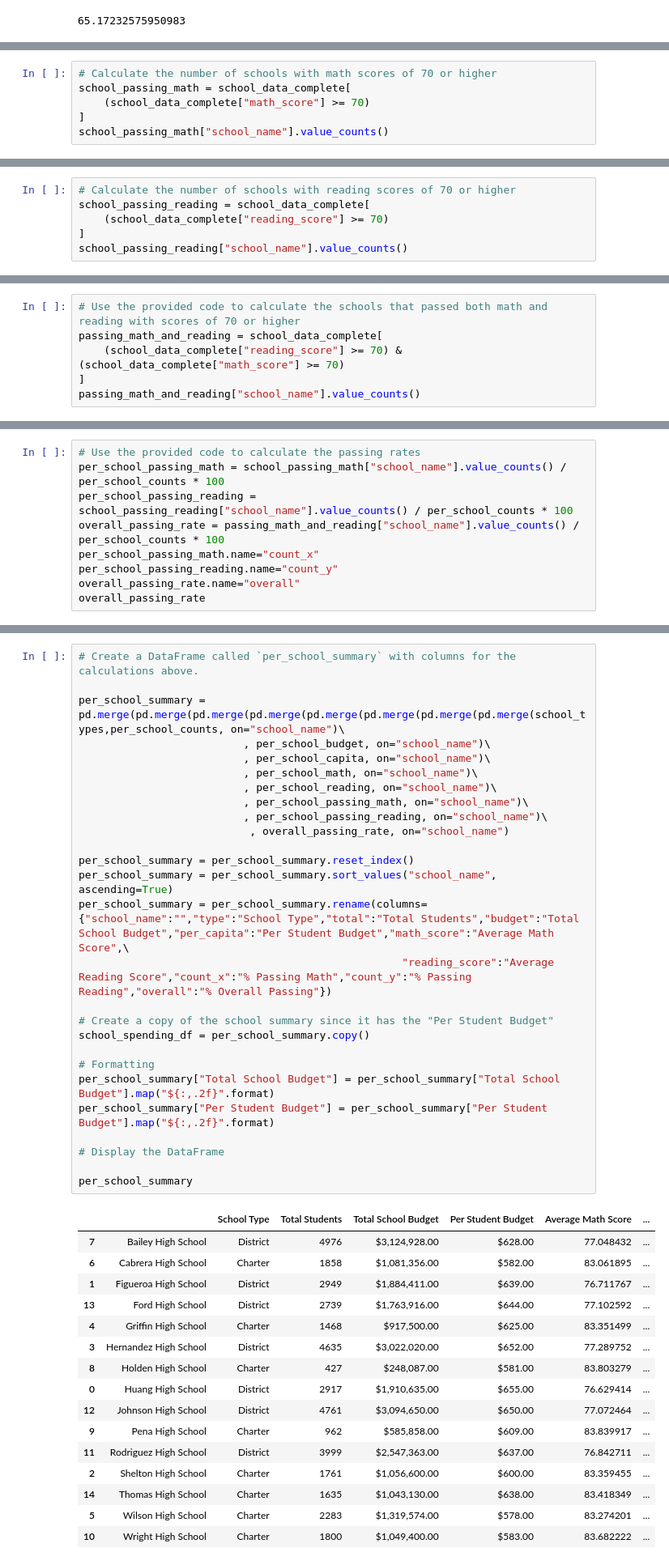
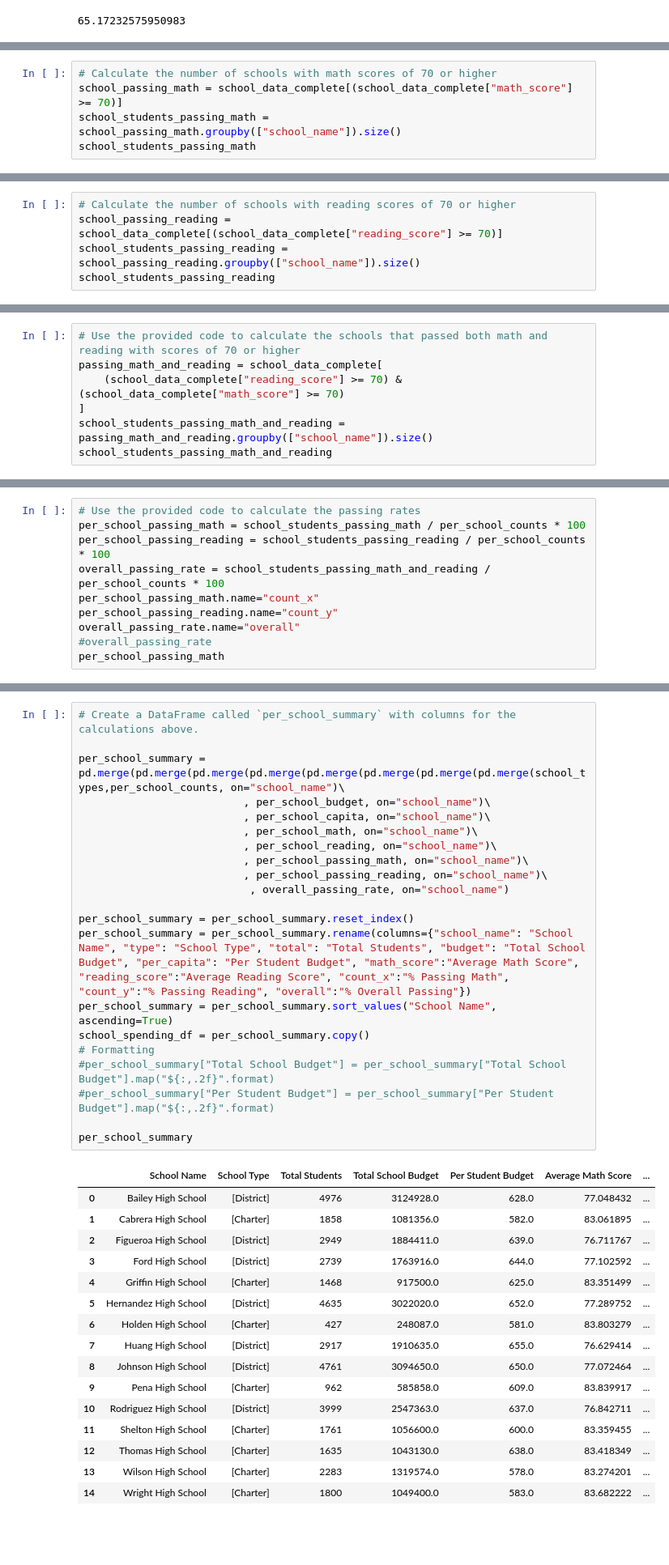
Before and after one commit to gang7777777/pandas-challenge, a Jupyter notebook: PyCitySchools/PyCitySchools_starter.ipynb, the cells around one changed output, grey strips where cells are left out. Shown: that part at 81% size. Saved outputs shown, nothing was run; the diff lists cells and outputs as text; blank space fills up the shorter version.

```diff
--- a/PyCitySchools/PyCitySchools_starter.ipynb
+++ b/PyCitySchools/PyCitySchools_starter.ipynb
@@ -217,10 +217,9 @@ Wright High School       83.955000
 Name: reading_score, dtype: float64
 # %%
 # Calculate the number of schools with math scores of 70 or higher
-school_passing_math = school_data_complete[
-    (school_data_complete["math_score"] >= 70)
-]
-school_passing_math["school_name"].value_counts()
+school_passing_math = school_data_complete[(school_data_complete["math_score"] >= 70)]
+school_students_passing_math = school_passing_math.groupby(["school_name"]).size()
+school_students_passing_math
 # %% [output]
 school_name
 Bailey High School       3318
@@ -242,9 +241,8 @@ Name: count, dtype: int64
 # %%
 # Calculate the number of schools with reading scores of 70 or higher
-school_passing_reading = school_data_complete[
-    (school_data_complete["reading_score"] >= 70)
-]
-school_passing_reading["school_name"].value_counts()
+school_passing_reading = school_data_complete[(school_data_complete["reading_score"] >= 70)]
+school_students_passing_reading = school_passing_reading.groupby(["school_name"]).size()
+school_students_passing_reading
 # %% [output]
 school_name
 Bailey High School       4077
@@ -268,7 +266,8 @@ Name: count, dtype: int64
 passing_math_and_reading = school_data_complete[
     (school_data_complete["reading_score"] >= 70) & (school_data_complete["math_score"] >= 70)
 ]
-passing_math_and_reading["school_name"].value_counts()
+school_students_passing_math_and_reading = passing_math_and_reading.groupby(["school_name"]).size()
+school_students_passing_math_and_reading
 # %% [output]
 school_name
 Bailey High School       2719
@@ -290,11 +289,12 @@ Name: count, dtype: int64
 # %%
 # Use the provided code to calculate the passing rates
-per_school_passing_math = school_passing_math["school_name"].value_counts() / per_school_counts * 100
-per_school_passing_reading = school_passing_reading["school_name"].value_counts() / per_school_counts * 100
-overall_passing_rate = passing_math_and_reading["school_name"].value_counts() / per_school_counts * 100
+per_school_passing_math = school_students_passing_math / per_school_counts * 100
+per_school_passing_reading = school_students_passing_reading / per_school_counts * 100
+overall_passing_rate = school_students_passing_math_and_reading / per_school_counts * 100
 per_school_passing_math.name="count_x"
 per_school_passing_reading.name="count_y"
 overall_passing_rate.name="overall"
-overall_passing_rate
+#overall_passing_rate
+per_school_passing_math
 # %% [output]
 school_name
@@ -317,47 +317,41 @@ Name: overall, dtype: float64
 # %%
 # Create a DataFrame called `per_school_summary` with columns for the calculations above.
 
 per_school_summary = pd.merge(pd.merge(pd.merge(pd.merge(pd.merge(pd.merge(pd.merge(pd.merge(school_types,per_school_counts, on="school_name")\
                           , per_school_budget, on="school_name")\
                           , per_school_capita, on="school_name")\
                           , per_school_math, on="school_name")\
                           , per_school_reading, on="school_name")\
                           , per_school_passing_math, on="school_name")\
                           , per_school_passing_reading, on="school_name")\
                            , overall_passing_rate, on="school_name")
 
 per_school_summary = per_school_summary.reset_index()
-per_school_summary = per_school_summary.sort_values("school_name", ascending=True)
-per_school_summary = per_school_summary.rename(columns={"school_name":"","type":"School Type","total":"Total Students","budget":"Total School Budget","per_capita":"Per Student Budget","math_score":"Average Math Score",\
-                                                   "reading_score":"Average Reading Score","count_x":"% Passing Math","count_y":"% Passing Reading","overall":"% Overall Passing"})
-
-# Create a copy of the school summary since it has the "Per Student Budget"
+per_school_summary = per_school_summary.rename(columns={"school_name": "School Name", "type": "School Type", "total": "Total Students", "budget": "Total School Budget", "per_capita": "Per Student Budget", "math_score":"Average Math Score", "reading_score":"Average Reading Score", "count_x":"% Passing Math", "count_y":"% Passing Reading", "overall":"% Overall Passing"})
+per_school_summary = per_school_summary.sort_values("School Name", ascending=True)
 school_spending_df = per_school_summary.copy()
-
 # Formatting
-per_school_summary["Total School Budget"] = per_school_summary["Total School Budget"].map("${:,.2f}".format)
-per_school_summary["Per Student Budget"] = per_school_summary["Per Student Budget"].map("${:,.2f}".format)
-
-# Display the DataFrame
+#per_school_summary["Total School Budget"] = per_school_summary["Total School Budget"].map("${:,.2f}".format)
+#per_school_summary["Per Student Budget"] = per_school_summary["Per Student Budget"].map("${:,.2f}".format)
 
 per_school_summary
 # %% [output]
-|  |  | School Type | Total Students | Total School Budget | Per Student Budget | Average Math Score | ... |
-| 7 | Bailey High School | District | 4976 | $3,124,928.00 | $628.00 | 77.048432 | ... |
-| 6 | Cabrera High School | Charter | 1858 | $1,081,356.00 | $582.00 | 83.061895 | ... |
-| 1 | Figueroa High School | District | 2949 | $1,884,411.00 | $639.00 | 76.711767 | ... |
-| 13 | Ford High School | District | 2739 | $1,763,916.00 | $644.00 | 77.102592 | ... |
-| 4 | Griffin High School | Charter | 1468 | $917,500.00 | $625.00 | 83.351499 | ... |
-| 3 | Hernandez High School | District | 4635 | $3,022,020.00 | $652.00 | 77.289752 | ... |
-| 8 | Holden High School | Charter | 427 | $248,087.00 | $581.00 | 83.803279 | ... |
-| 0 | Huang High School | District | 2917 | $1,910,635.00 | $655.00 | 76.629414 | ... |
-| 12 | Johnson High School | District | 4761 | $3,094,650.00 | $650.00 | 77.072464 | ... |
-| 9 | Pena High School | Charter | 962 | $585,858.00 | $609.00 | 83.839917 | ... |
-| 11 | Rodriguez High School | District | 3999 | $2,547,363.00 | $637.00 | 76.842711 | ... |
-| 2 | Shelton High School | Charter | 1761 | $1,056,600.00 | $600.00 | 83.359455 | ... |
-| 14 | Thomas High School | Charter | 1635 | $1,043,130.00 | $638.00 | 83.418349 | ... |
-| 5 | Wilson High School | Charter | 2283 | $1,319,574.00 | $578.00 | 83.274201 | ... |
-| 10 | Wright High School | Charter | 1800 | $1,049,400.00 | $583.00 | 83.682222 | ... |
+|  | School Name | School Type | Total Students | Total School Budget | Per Student Budget | Average Math Score | ... |
+| 0 | Bailey High School | [District] | 4976 | 3124928.0 | 628.0 | 77.048432 | ... |
+| 1 | Cabrera High School | [Charter] | 1858 | 1081356.0 | 582.0 | 83.061895 | ... |
+| 2 | Figueroa High School | [District] | 2949 | 1884411.0 | 639.0 | 76.711767 | ... |
+| 3 | Ford High School | [District] | 2739 | 1763916.0 | 644.0 | 77.102592 | ... |
+| 4 | Griffin High School | [Charter] | 1468 | 917500.0 | 625.0 | 83.351499 | ... |
+| 5 | Hernandez High School | [District] | 4635 | 3022020.0 | 652.0 | 77.289752 | ... |
+| 6 | Holden High School | [Charter] | 427 | 248087.0 | 581.0 | 83.803279 | ... |
+| 7 | Huang High School | [District] | 2917 | 1910635.0 | 655.0 | 76.629414 | ... |
+| 8 | Johnson High School | [District] | 4761 | 3094650.0 | 650.0 | 77.072464 | ... |
+| 9 | Pena High School | [Charter] | 962 | 585858.0 | 609.0 | 83.839917 | ... |
+| 10 | Rodriguez High School | [District] | 3999 | 2547363.0 | 637.0 | 76.842711 | ... |
+| 11 | Shelton High School | [Charter] | 1761 | 1056600.0 | 600.0 | 83.359455 | ... |
+| 12 | Thomas High School | [Charter] | 1635 | 1043130.0 | 638.0 | 83.418349 | ... |
+| 13 | Wilson High School | [Charter] | 2283 | 1319574.0 | 578.0 | 83.274201 | ... |
+| 14 | Wright High School | [Charter] | 1800 | 1049400.0 | 583.0 | 83.682222 | ... |
 # %% [markdown]
 ## Highest-Performing Schools (by % Overall Passing)
 # %%
```
Also changed, not shown: parts of 14 cells of this notebook.
